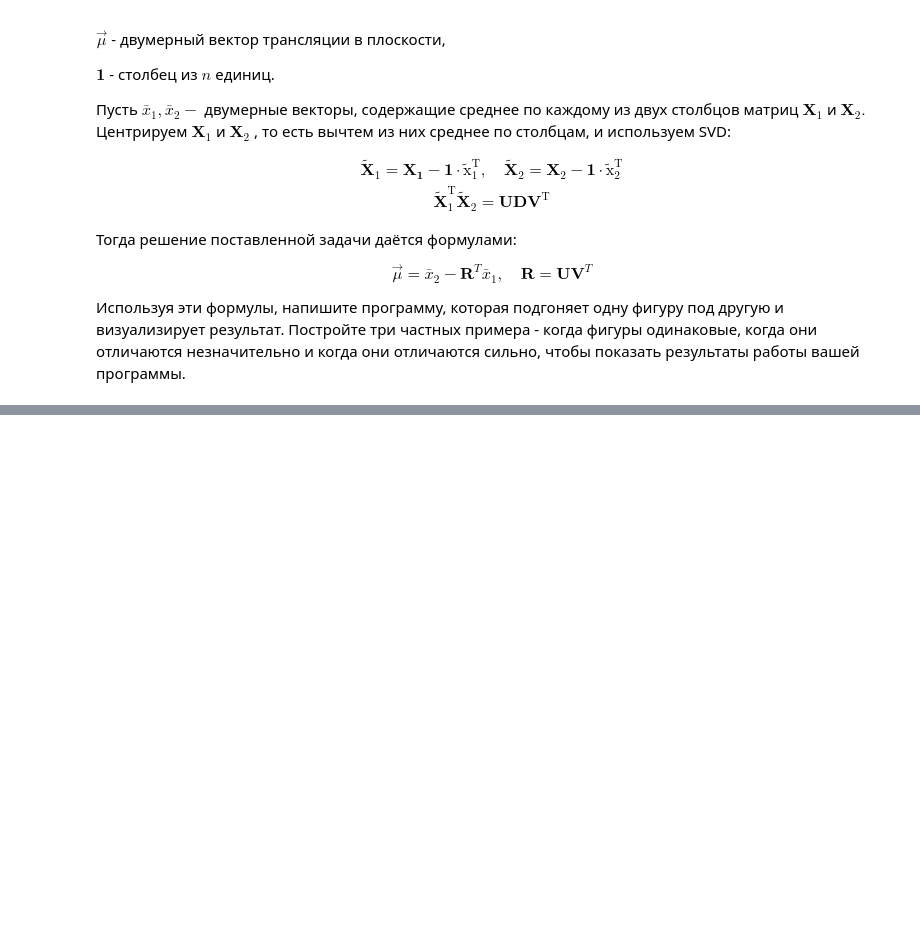
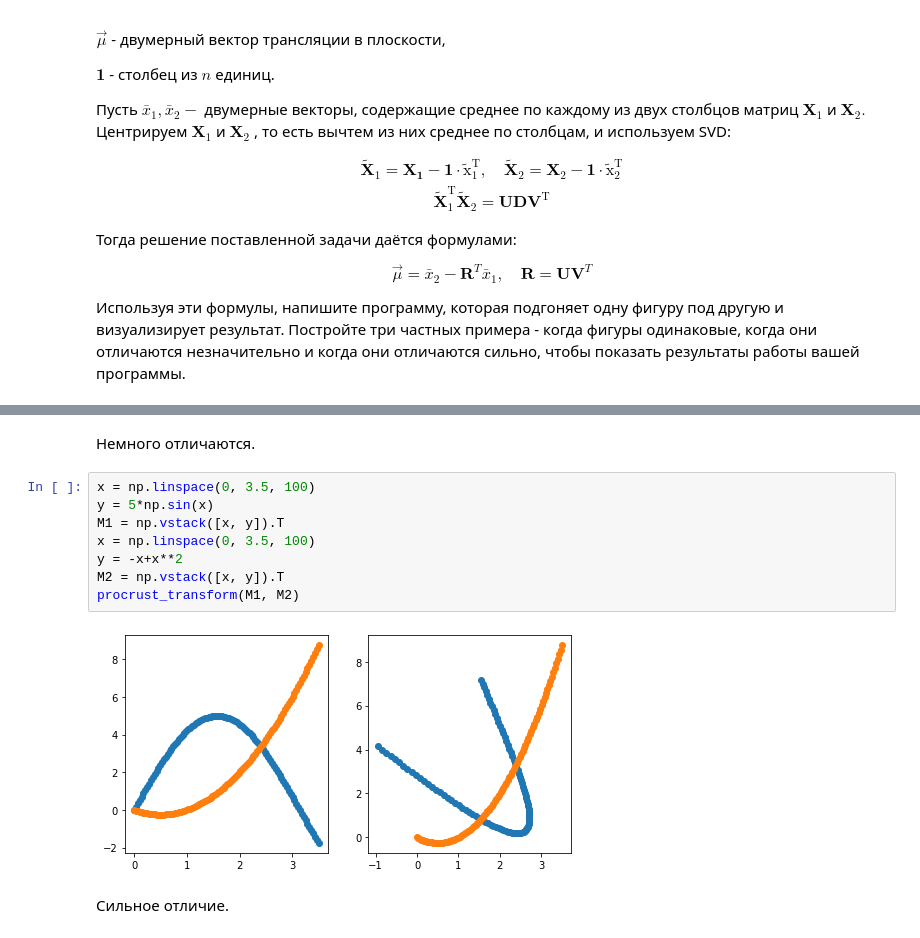
Before and after one commit to Andrew-Kot/Computational-Mathematics, a Jupyter notebook: B2.ipynb, the cells around one changed output, grey strips where cells are left out. Cells and saved outputs as stored; diff of their text form; blank space fills up the shorter version.

```diff
--- a/B2.ipynb
+++ b/B2.ipynb
@@ -136,0 +181,14 @@ $$
+# %% [markdown]
+Немного отличаются.
+# %%
+x = np.linspace(0, 3.5, 100)
+y = 5*np.sin(x)
+M1 = np.vstack([x, y]).T
+x = np.linspace(0, 3.5, 100)
+y = -x+x**2
+M2 = np.vstack([x, y]).T
+procrust_transform(M1, M2)
+# %% [output]
+[figure, added]
+# %% [markdown]
+Сильное отличие.
```
Also changed, not shown: parts of 4 cells of this notebook.
